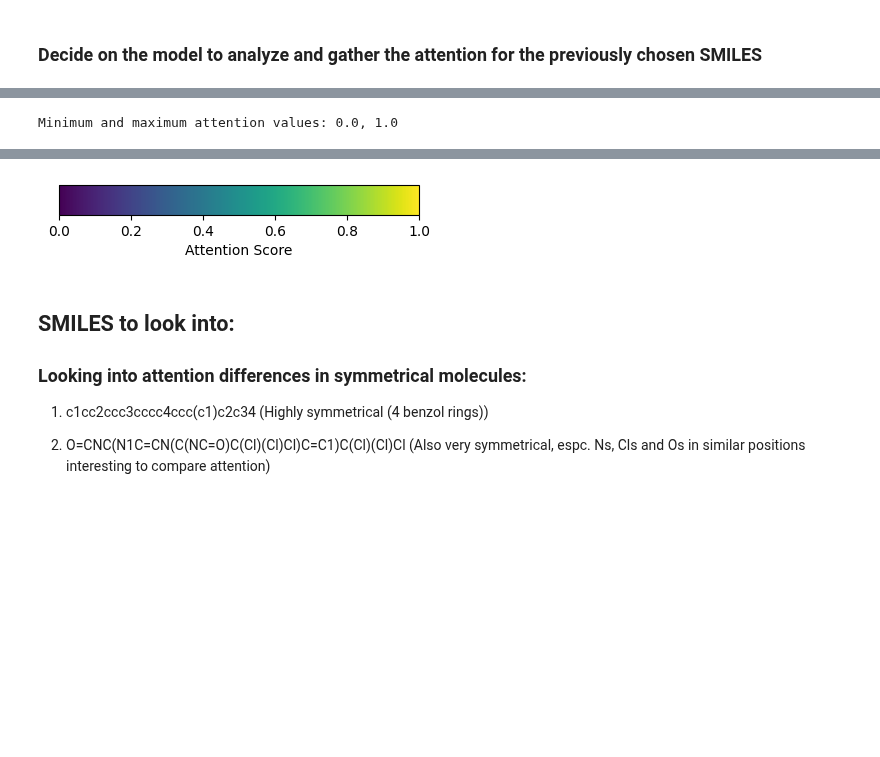
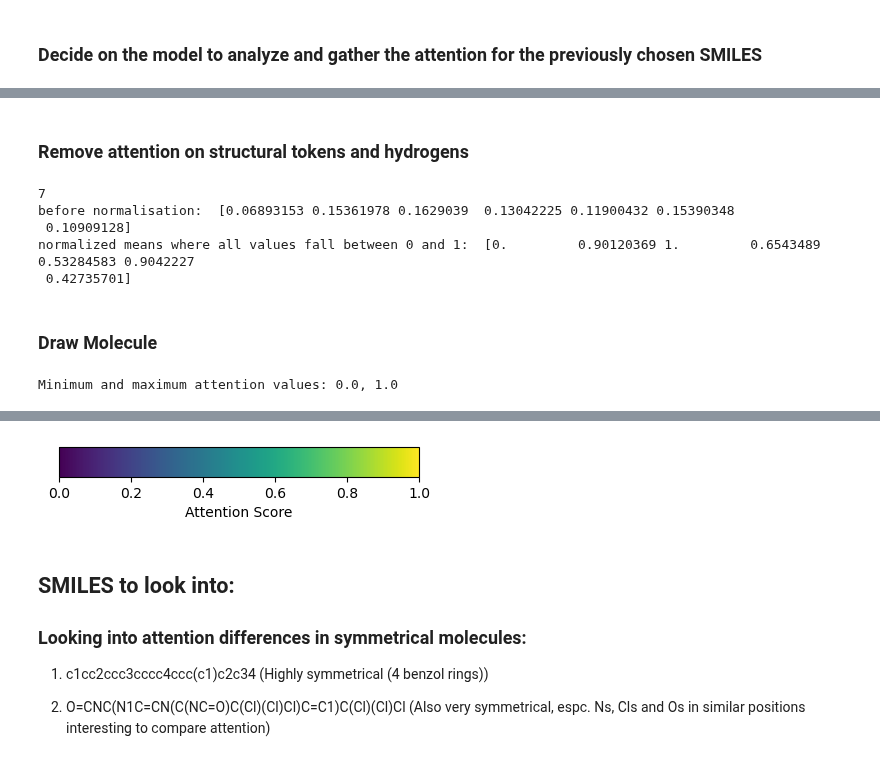
Before and after one commit to ibmm-unibe-ch/SMILES_or_SELFIES, a Jupyter notebook: attention_visualized/AttentionVisualised_2.ipynb, the cells around one changed output, grey strips where cells are left out. Cells and saved outputs as stored; diff of their text form; code cells hidden in the pictures; blank space fills up the shorter version.

Commit message:
Attention of selected molecules added

```diff
--- a/attention_visualized/AttentionVisualised_2.ipynb
+++ b/attention_visualized/AttentionVisualised_2.ipynb
@@ -121,6 +42,6 @@ def gather_attention(SMILES):
 # %%
 def clean_SMILES(SMILES_tok):
-    """Cleaning of SMILES tokens input from hydrogens and digits
+    """Removing structural tokens, hydrogens, and numbers from SMILES token input
 
     Args:
         SMILES_tok (_list_): List of SMILES_tokens for a given SMILES
@@ -150,34 +71,17 @@ def clean_SMILES(SMILES_tok):
 
     return SMILES_tok_prep, posToKeep
 # %%
-def cleanAndAggregateAttentions(attention_tensor,posToKeep, howto="mean"):
+
+def cleanAndNormalizeAttention(attention_array,posToKeep,clean_smiles):
     # filter attention tensor according to posToKeep to only keep attention for non-hydrogen atoms
-    filtered_attentions = attention_tensor[posToKeep]
+    filtered_attentions = attention_array[posToKeep]
     print(len(filtered_attentions))
     assert len(clean_smiles)==len(filtered_attentions), "Assert failed"
     # condense attention depending on method chosen
-    if howto=="mean":
-      print("Returning mean normalized attentions")
-      mean_values = filtered_attentions.mean(dim=1)
-      print(mean_values,mean_values.size())
-      min_val = mean_values.min()
-      max_val = mean_values.max()
-      # normalizing to values between 0 and 1
-      normalized_means = (mean_values - min_val) / (max_val - min_val)
-      print(f"Normalized means: {normalized_means}")
-      return normalized_means
-
-    if howto=="zscore_norm":
-      print("Returning z-score normalised and standardized attentions")
-      means = filtered_attentions.mean(dim=1, keepdim=True)
-      stds = filtered_attentions.std(dim=1, keepdim=True)
-      # z-score normalization
-      standardized_attentions = (filtered_attentions - means) / stds
-      print("standardized attentions to ensure similar scales: ",standardized_attentions, len(standardized_attentions), len(standardized_attentions[0]))
-      mean_values = standardized_attentions.mean(dim=1)
-      print("mean attentions of standardized attentions:",mean_values)
-      min_val = mean_values.min()
-      max_val = mean_values.max()
-      normalized_means = (mean_values - min_val) / (max_val - min_val)
-      print("normalized means where all values fall between 0 and 1: ",normalized_means)
-      return normalized_means
+    mean_values = np.mean(filtered_attentions)
+    min_val = np.min(filtered_attentions)
+    max_val = np.max(filtered_attentions)
+    normalized_means = (filtered_attentions - min_val) / (max_val - min_val)
+    print("before normalisation: ",filtered_attentions)
+    print("normalized means where all values fall between 0 and 1: ",normalized_means)
+    return normalized_means
@@ -258,7 +159,7 @@ SMILES_tok_prep:  ['C', 'C', 'C', 'C', 'O', 'C', 'C']
 # %% [markdown]
 ### Decide on the model to analyze and gather the attention for the previously chosen SMILES
 # %%
-gather_normalized_attention("CC=CCOCC",
+attention = gather_attention(smiles,
                  smiles_atom_path=PREDICTION_MODEL_PATH/"smiles_atom_isomers_bart"/"checkpoint_last.pt",
                  smiles_sentencepiece_path=PREDICTION_MODEL_PATH/"smiles_trained_isomers_bart"/"checkpoint_last.pt",
                  selfies_atom_path=PREDICTION_MODEL_PATH/"selfies_atom_isomers_bart"/"checkpoint_last.pt",
@@ -277,9 +184,21 @@ Normalized means: tensor([0.8158, 0.2228, 0.2731, 0.0000, 0.5663, 1.0000, 0.1569
+# %% [markdown]
+### Remove attention on structural tokens and hydrogens
+# %%
+norm_attention = cleanAndNormalizeAttention(attention,posToKeep,clean_smiles)
+# %% [output]
+7
+before normalisation:  [0.06893153 0.15361978 0.1629039  0.13042225 0.11900432 0.15390348
+ 0.10909128]
+normalized means where all values fall between 0 and 1:  [0.         0.90120369 1.         0.6543489  0.53284583 0.9042227
+ 0.42735701]
+# %% [markdown]
+### Draw Molecule
 # %%
-drawMoleculeWithAttention(smiles,clean_smiles,aggregated_attentions)
+drawMoleculeWithAttention(smiles,clean_smiles,norm_attention)
 # %% [output]
 Minimum and maximum attention values: 0.0, 1.0
 [drawing not drawn]
-[figure, old version]
+[figure, new version]
 # %% [markdown]
 ## SMILES to look into:
 ### Looking into attention differences in symmetrical molecules:
```
Also changed, not shown: parts of 27 cells of this notebook, 2 other files.
